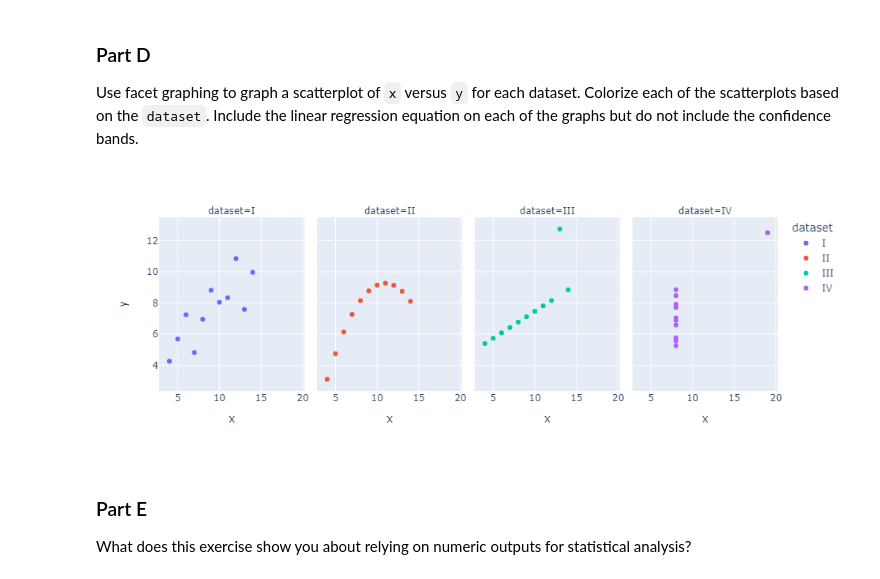
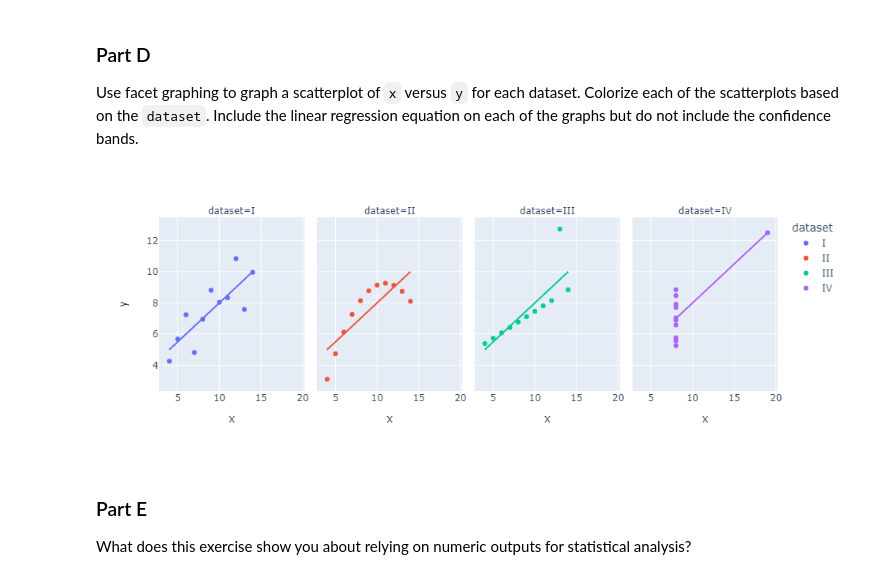
Before and after one commit to mikayla-eckelcifrese/JupyterLabRepository, a Jupyter notebook: lab4.ipynb, the cells around one changed output. Drawn from its saved outputs; the diff is of its cells as text; code cells hidden in the pictures.

```diff
--- a/lab4.ipynb
+++ b/lab4.ipynb
@@ -376,11 +376,11 @@ slope_intercepts
 
 Use facet graphing to graph a scatterplot of `x` versus `y` for each dataset. Colorize each of the scatterplots based on the `dataset`.  Include the linear regression equation on each of the graphs but do not include the confidence bands.
 # %%
-fig = px.scatter(anscombe_df, x="x", y="y", color="dataset", facet_col="dataset", trendline = ")
+fig = px.scatter(anscombe_df, x="x", y="y", color="dataset", facet_col="dataset", trendline = "ols")
 
 fig.show()
 # %% [output]
-[figure, old version]
+[figure, new version]
 # %% [markdown]
 ### Part E
 
```
Also changed, not shown: parts of 1 cell of this notebook.
